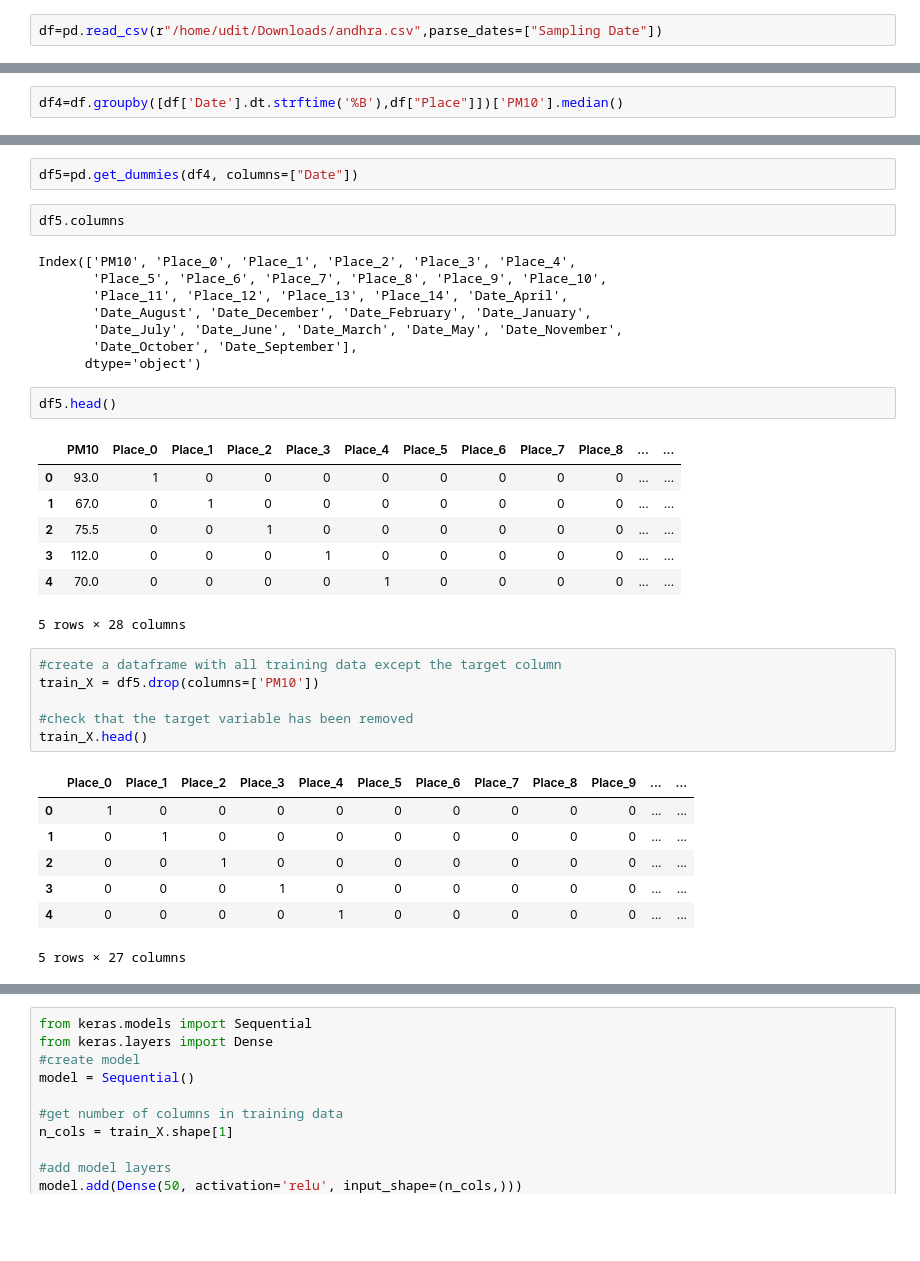
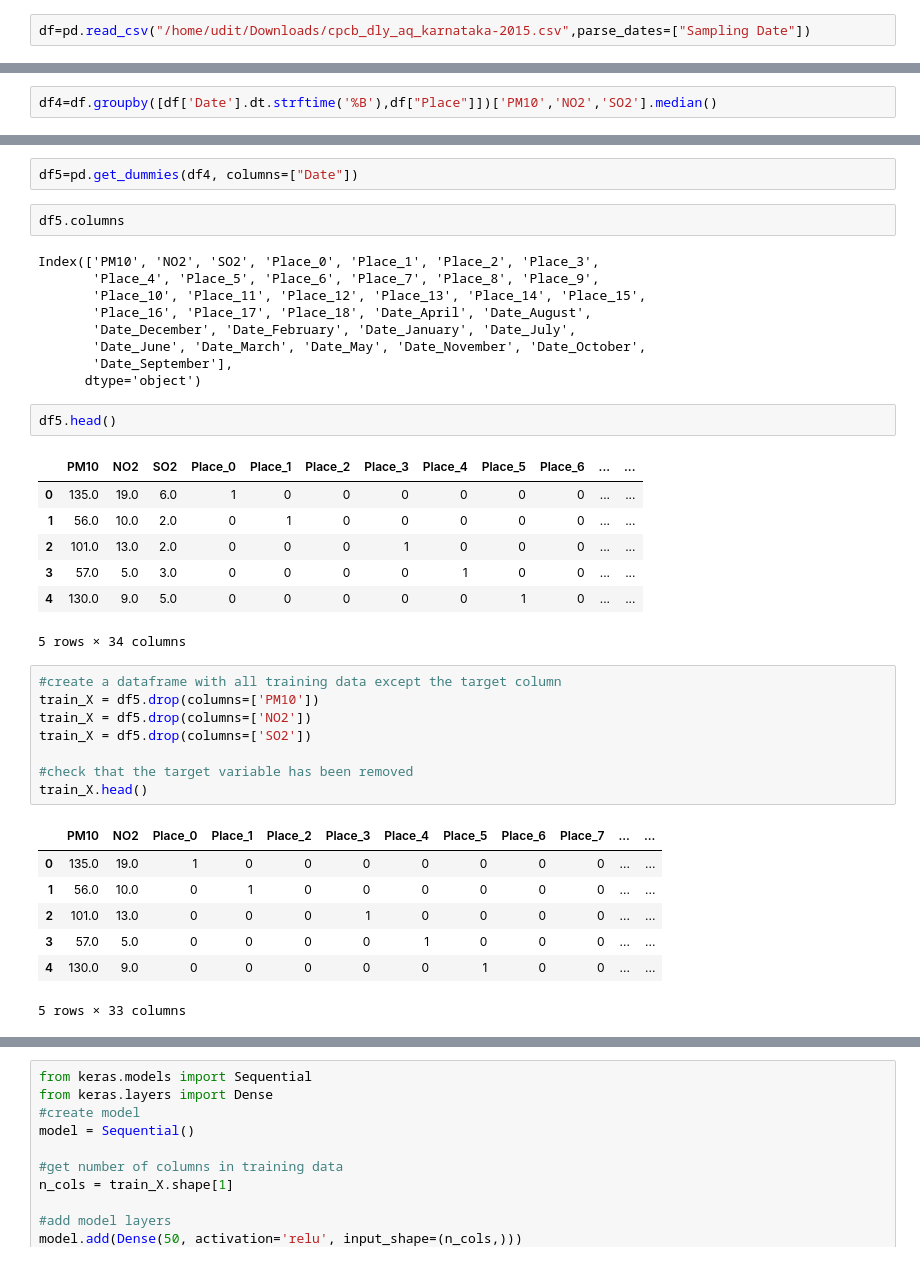
Before and after one commit to Sumegha-14/Arcs19, a Jupyter notebook: pollution.ipynb, the cells around one changed output, grey strips where cells are left out. Drawn from its saved outputs; the diff is of its cells as text; blank space fills up the shorter version.

```diff
--- a/pollution.ipynb
+++ b/pollution.ipynb
@@ -1,7 +1,7 @@
 # %%
 import pandas as pd
 # %%
-df=pd.read_csv(r"/home/udit/Downloads/andhra.csv",parse_dates=["Sampling Date"])
+df=pd.read_csv("/home/udit/Downloads/cpcb_dly_aq_karnataka-2015.csv",parse_dates=["Sampling Date"])
 # %%
 df.head()
 # %% [output]
@@ -280,5 +286,5 @@ df
 # %%
-df4=df.groupby([df['Date'].dt.strftime('%B'),df["Place"]])['PM10'].median()
+df4=df.groupby([df['Date'].dt.strftime('%B'),df["Place"]])['PM10','NO2','SO2'].median()
 # %%
 df4=df4.reset_index()
 # %%
@@ -288,36 +294,39 @@ df5=pd.get_dummies(df4, columns=["Date"])
 # %%
 df5.columns
 # %% [output]
-Index(['PM10', 'Place_0', 'Place_1', 'Place_2', 'Place_3', 'Place_4',
-       'Place_5', 'Place_6', 'Place_7', 'Place_8', 'Place_9', 'Place_10',
-       'Place_11', 'Place_12', 'Place_13', 'Place_14', 'Date_April',
-       'Date_August', 'Date_December', 'Date_February', 'Date_January',
-       'Date_July', 'Date_June', 'Date_March', 'Date_May', 'Date_November',
-       'Date_October', 'Date_September'],
+Index(['PM10', 'NO2', 'SO2', 'Place_0', 'Place_1', 'Place_2', 'Place_3',
+       'Place_4', 'Place_5', 'Place_6', 'Place_7', 'Place_8', 'Place_9',
+       'Place_10', 'Place_11', 'Place_12', 'Place_13', 'Place_14', 'Place_15',
+       'Place_16', 'Place_17', 'Place_18', 'Date_April', 'Date_August',
+       'Date_December', 'Date_February', 'Date_January', 'Date_July',
+       'Date_June', 'Date_March', 'Date_May', 'Date_November', 'Date_October',
+       'Date_September'],
       dtype='object')
 # %%
 df5.head()
 # %% [output]
-|  | PM10 | Place_0 | Place_1 | Place_2 | Place_3 | Place_4 | Place_5 | Place_6 | Place_7 | Place_8 | ... | ... |
-| 0 | 93.0 | 1 | 0 | 0 | 0 | 0 | 0 | 0 | 0 | 0 | ... | ... |
-| 1 | 67.0 | 0 | 1 | 0 | 0 | 0 | 0 | 0 | 0 | 0 | ... | ... |
-| 2 | 75.5 | 0 | 0 | 1 | 0 | 0 | 0 | 0 | 0 | 0 | ... | ... |
-| 3 | 112.0 | 0 | 0 | 0 | 1 | 0 | 0 | 0 | 0 | 0 | ... | ... |
-| 4 | 70.0 | 0 | 0 | 0 | 0 | 1 | 0 | 0 | 0 | 0 | ... | ... |
+|  | PM10 | NO2 | SO2 | Place_0 | Place_1 | Place_2 | Place_3 | Place_4 | Place_5 | Place_6 | ... | ... |
+| 0 | 135.0 | 19.0 | 6.0 | 1 | 0 | 0 | 0 | 0 | 0 | 0 | ... | ... |
+| 1 | 56.0 | 10.0 | 2.0 | 0 | 1 | 0 | 0 | 0 | 0 | 0 | ... | ... |
+| 2 | 101.0 | 13.0 | 2.0 | 0 | 0 | 0 | 1 | 0 | 0 | 0 | ... | ... |
+| 3 | 57.0 | 5.0 | 3.0 | 0 | 0 | 0 | 0 | 1 | 0 | 0 | ... | ... |
+| 4 | 130.0 | 9.0 | 5.0 | 0 | 0 | 0 | 0 | 0 | 1 | 0 | ... | ... |
-5 rows × 28 columns
+5 rows × 34 columns
 # %%
 #create a dataframe with all training data except the target column
 train_X = df5.drop(columns=['PM10'])
+train_X = df5.drop(columns=['NO2'])
+train_X = df5.drop(columns=['SO2'])
 
 #check that the target variable has been removed
 train_X.head()
 # %% [output]
-|  | Place_0 | Place_1 | Place_2 | Place_3 | Place_4 | Place_5 | Place_6 | Place_7 | Place_8 | Place_9 | ... | ... |
-| 0 | 1 | 0 | 0 | 0 | 0 | 0 | 0 | 0 | 0 | 0 | ... | ... |
-| 1 | 0 | 1 | 0 | 0 | 0 | 0 | 0 | 0 | 0 | 0 | ... | ... |
-| 2 | 0 | 0 | 1 | 0 | 0 | 0 | 0 | 0 | 0 | 0 | ... | ... |
-| 3 | 0 | 0 | 0 | 1 | 0 | 0 | 0 | 0 | 0 | 0 | ... | ... |
-| 4 | 0 | 0 | 0 | 0 | 1 | 0 | 0 | 0 | 0 | 0 | ... | ... |
+|  | PM10 | NO2 | Place_0 | Place_1 | Place_2 | Place_3 | Place_4 | Place_5 | Place_6 | Place_7 | ... | ... |
+| 0 | 135.0 | 19.0 | 1 | 0 | 0 | 0 | 0 | 0 | 0 | 0 | ... | ... |
+| 1 | 56.0 | 10.0 | 0 | 1 | 0 | 0 | 0 | 0 | 0 | 0 | ... | ... |
+| 2 | 101.0 | 13.0 | 0 | 0 | 0 | 1 | 0 | 0 | 0 | 0 | ... | ... |
+| 3 | 57.0 | 5.0 | 0 | 0 | 0 | 0 | 1 | 0 | 0 | 0 | ... | ... |
+| 4 | 130.0 | 9.0 | 0 | 0 | 0 | 0 | 0 | 1 | 0 | 0 | ... | ... |
-5 rows × 27 columns
+5 rows × 33 columns
 # %%
 #create a dataframe with only the target column
```
Also changed, not shown: parts of 22 cells of this notebook, 1 other file.
